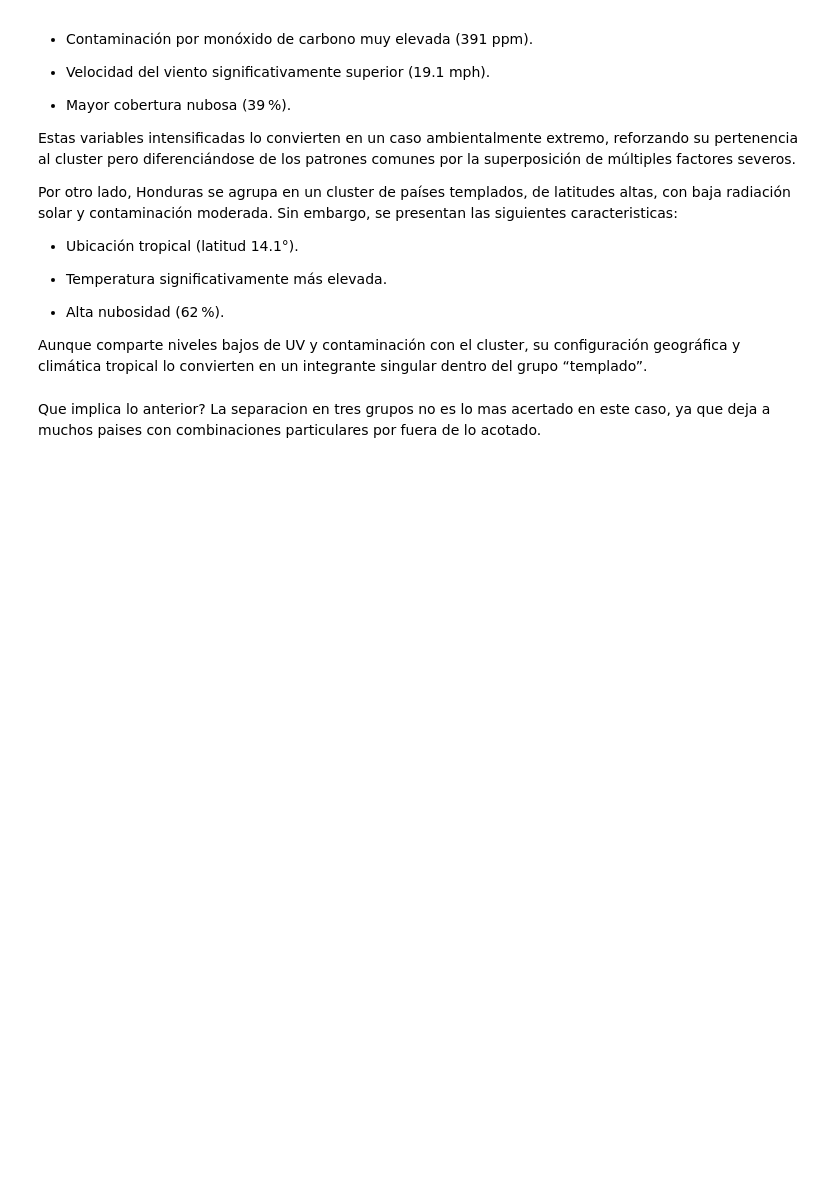
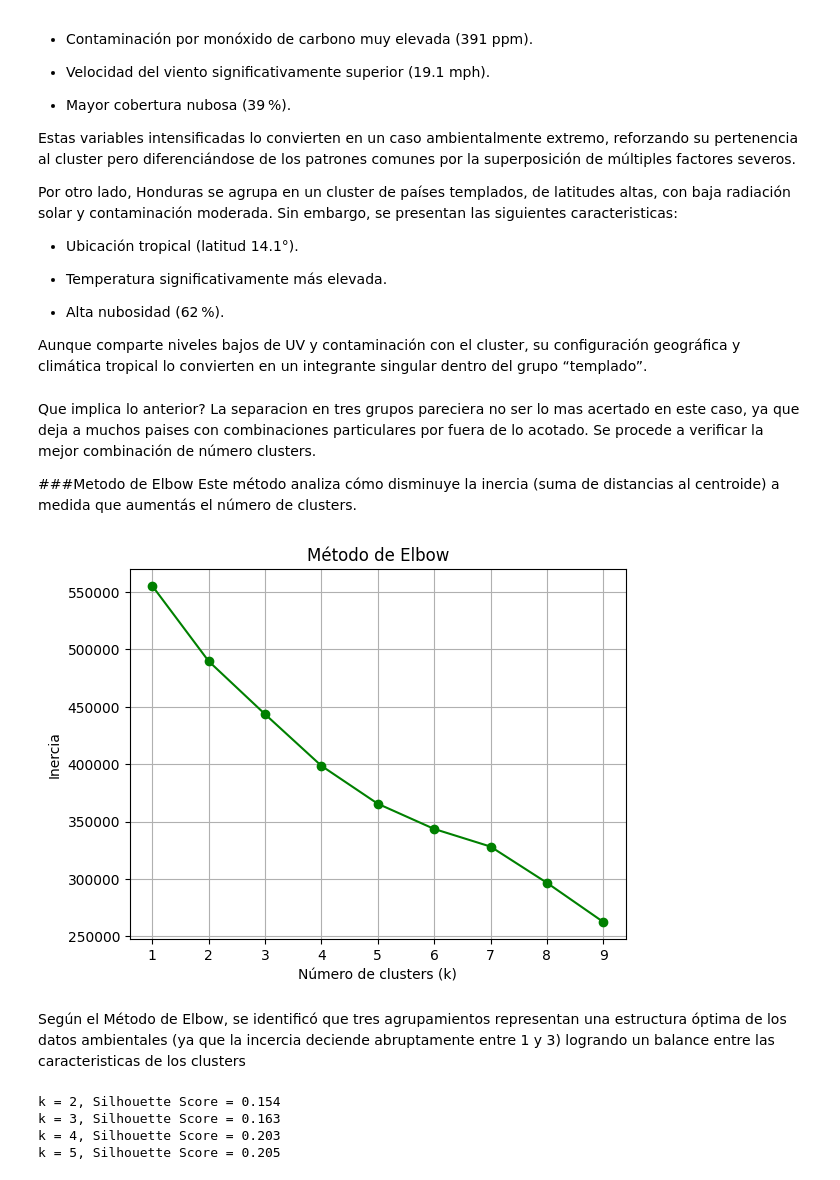
Before and after one commit to BelenUrdangarin/Integrador-Urdangarin---Olivera, a Jupyter notebook: Pre_entrega_4(Urdangarin_Olivera).ipynb, the cells around one changed output. Cells and saved outputs as stored; diff of their text form; code cells hidden in the pictures; blank space fills up the shorter version.

```diff
--- a/Pre_entrega_4(Urdangarin_Olivera).ipynb
+++ b/Pre_entrega_4(Urdangarin_Olivera).ipynb
@@ -237,4 +238,38 @@ Por otro lado, Honduras se agrupa en un cluster de países templados, de latitud
 Aunque comparte niveles bajos de UV y contaminación con el cluster, su configuración geográfica y climática tropical lo convierten en un integrante singular dentro del grupo “templado”.
 # %% [markdown]
 Que implica lo anterior?
-La separacion en tres grupos no es lo mas acertado en este caso, ya que deja a muchos paises con combinaciones particulares por fuera de lo acotado.
+La separacion en tres grupos pareciera no ser lo mas acertado en este caso, ya que deja a muchos paises con combinaciones particulares por fuera de lo acotado.
+Se procede a verificar la mejor combinación de número clusters.
+
+###Metodo de Elbow
+Este método analiza cómo disminuye la inercia (suma de distancias al centroide) a medida que aumentás el número de clusters.
+# %%
+inercia = []
+K = range(1, 10)
+
+for k in K:
+    modelo = KMeans(n_clusters=k, random_state=42)
+    modelo.fit(clim_scal)
+    inercia.append(modelo.inertia_)
+
+plt.plot(K, inercia, 'go-')
+plt.xlabel('Número de clusters (k)')
+plt.ylabel('Inercia')
+plt.title('Método de Elbow')
+plt.grid(True)
+plt.show()
+# %% [output]
+[figure, added]
+# %% [markdown]
+Según el Método de Elbow, se identificó que tres agrupamientos representan una estructura óptima de los datos ambientales (ya que la incercia deciende abruptamente entre 1 y 3) logrando un balance entre las caracteristicas de los clusters
+# %%
+for k in range(2, 6):
+    modelo = KMeans(n_clusters=k, random_state=42)
+    etiquetas = modelo.fit_predict(clim_scal)
+    score = silhouette_score(clim_scal, etiquetas)
+    print(f"k = {k}, Silhouette Score = {score:.3f}")
+# %% [output]
+k = 2, Silhouette Score = 0.154
+k = 3, Silhouette Score = 0.163
+k = 4, Silhouette Score = 0.203
+k = 5, Silhouette Score = 0.205
```
Also changed, not shown: parts of 5 cells of this notebook.
